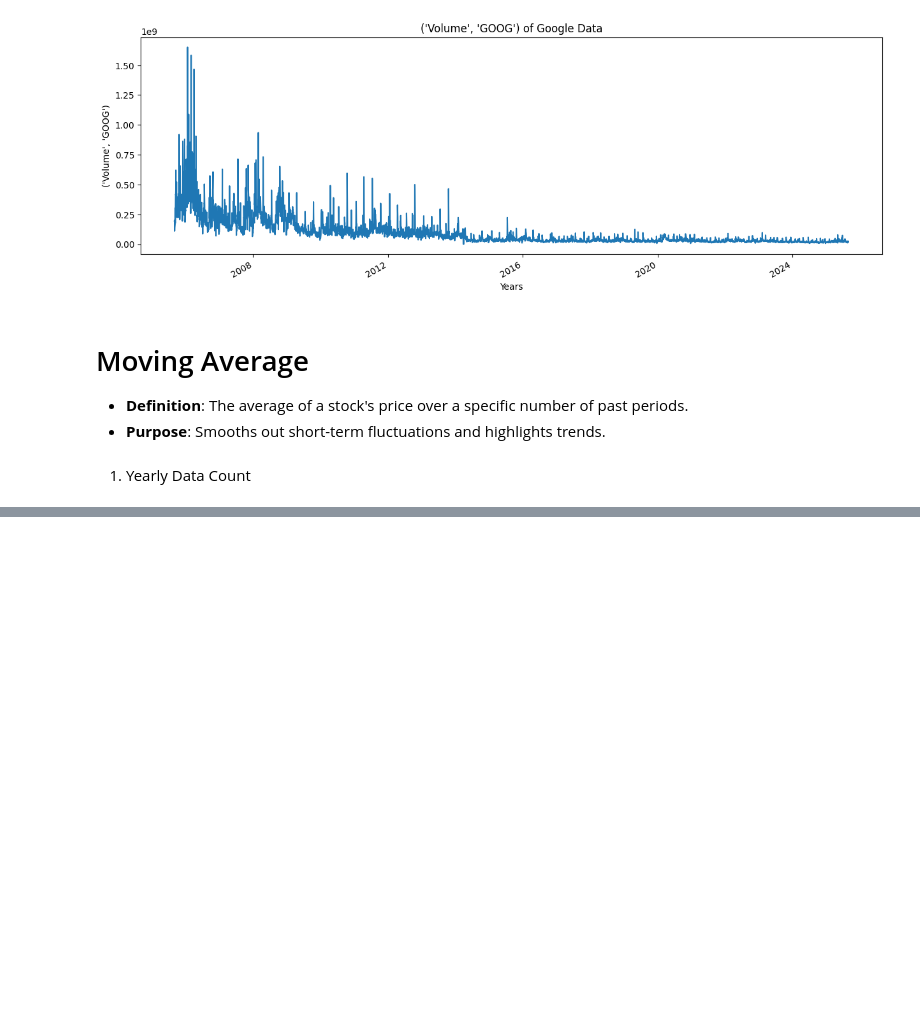
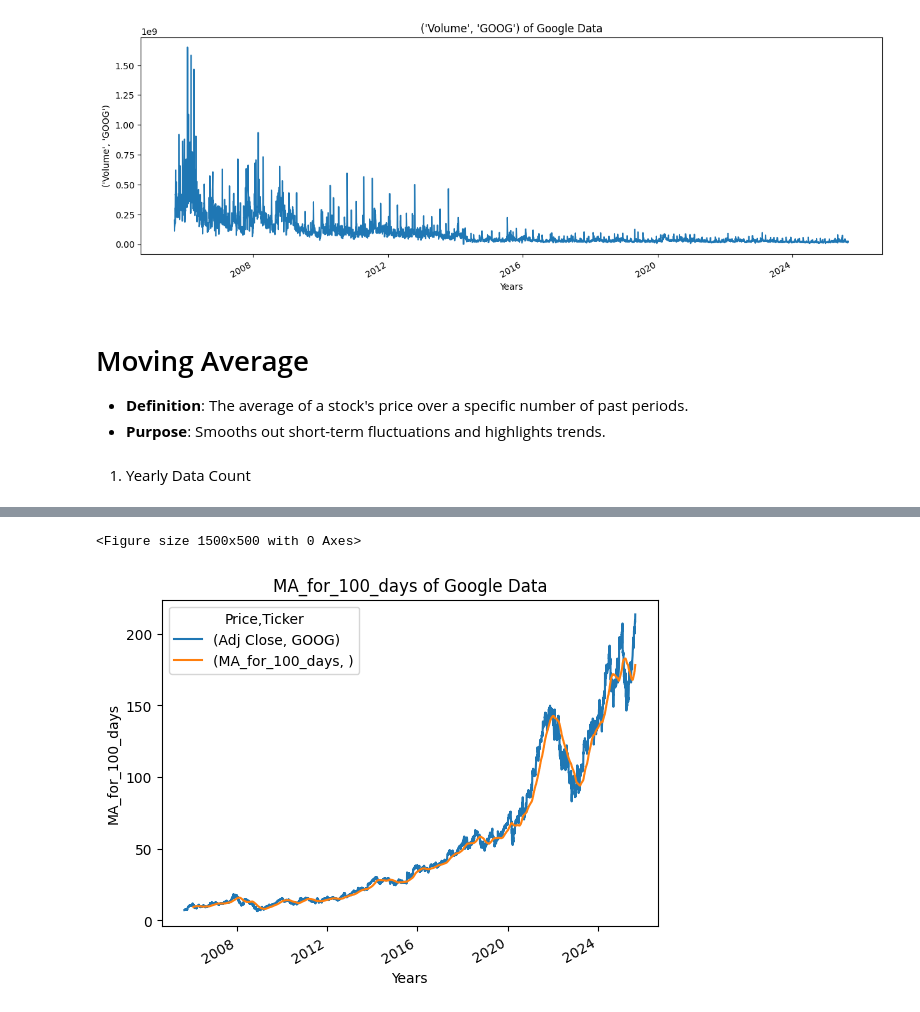
Before and after one commit to SundeepChaluvadi/Stock-Price-Prediction-model, a Jupyter notebook: prediction_model.ipynb, the cells around one changed output, grey strips where cells are left out. Cells and saved outputs as stored; diff of their text form; code cells hidden in the pictures; blank space fills up the shorter version.

```diff
--- a/prediction_model.ipynb
+++ b/prediction_model.ipynb
@@ -184,0 +236,6 @@ for year in years:
+# %%
+google_data['MA_for_100_days'] = google_data['Adj Close'].rolling(100).mean()
+plot_graph((15,5), google_data[['Adj Close', 'MA_for_100_days']], 'MA_for_100_days')
+# %% [output]
+<Figure size 1500x500 with 0 Axes>
+[figure, added]
```
Also changed, not shown: parts of 17 cells of this notebook.
